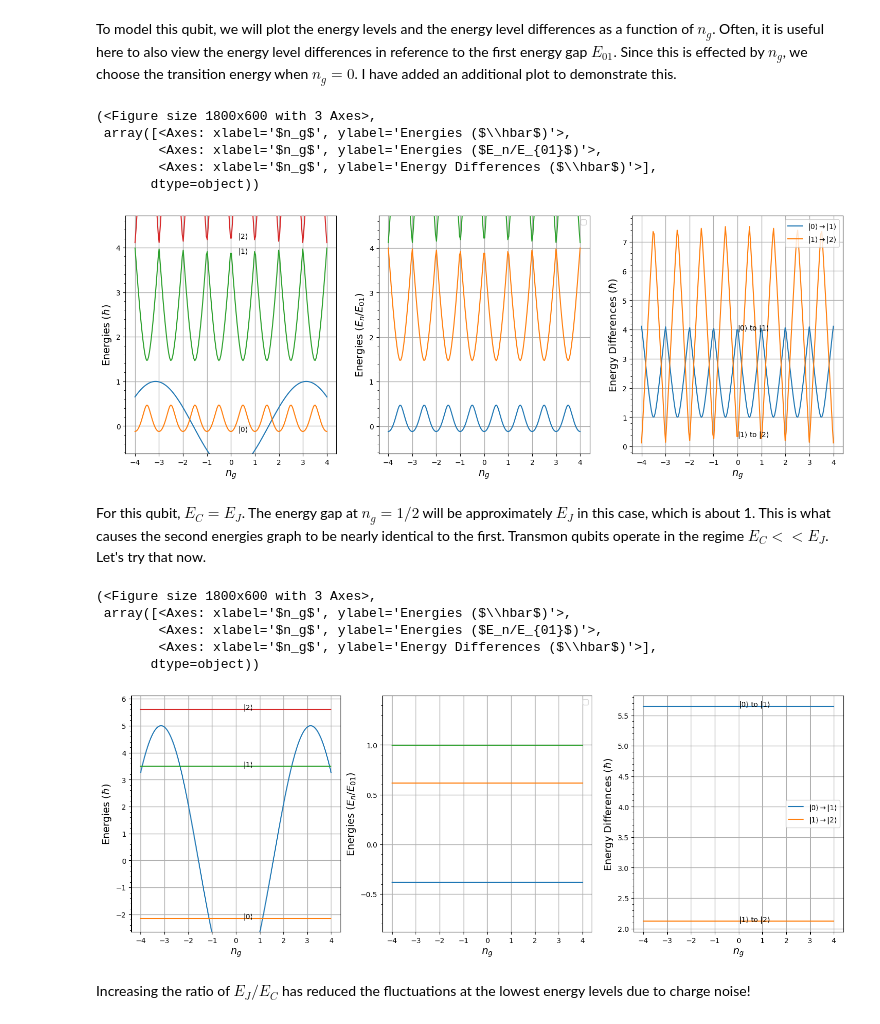
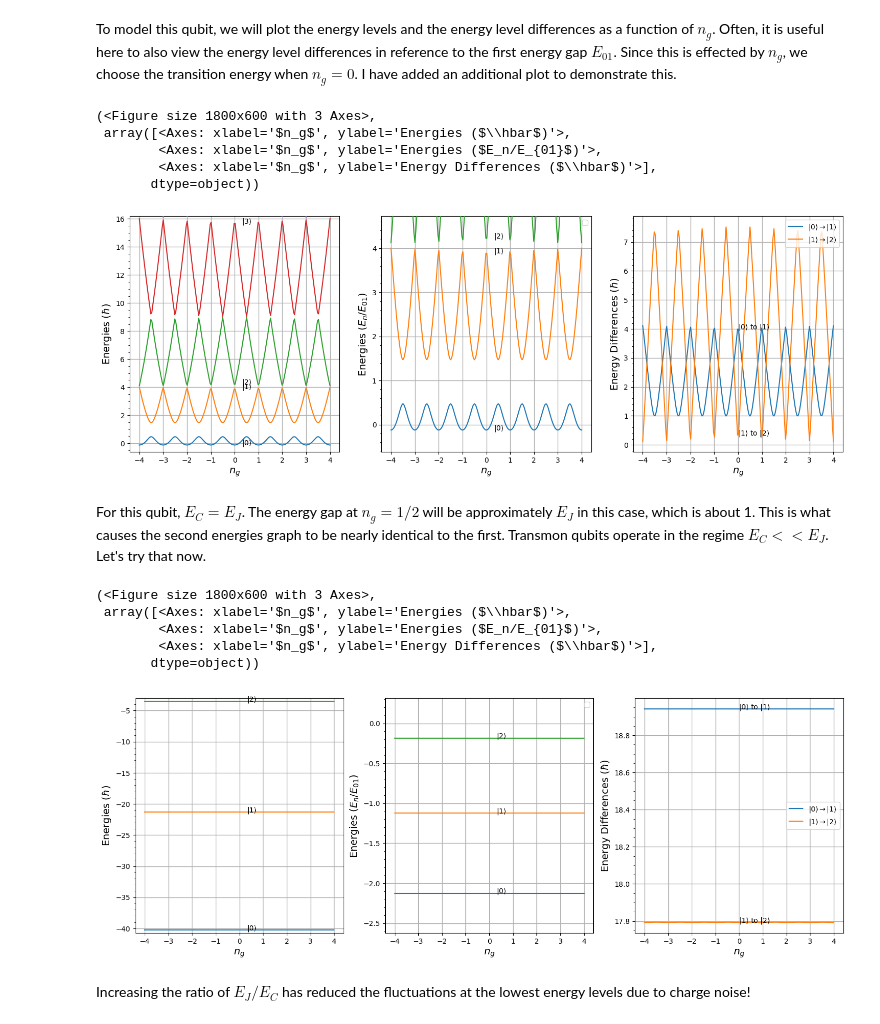
Before and after one commit to Khosmos3/Superconducting-Qubits, a Jupyter notebook: superconducting.ipynb, the cells around one changed output. Drawn from its saved outputs; the diff is of its cells as text; code cells hidden in the pictures.

```diff
--- a/superconducting.ipynb
+++ b/superconducting.ipynb
@@ -236,78 +239,83 @@ def plot_energy_as_function(x, energies, y_range=False, Ej=None, x_axis="", E01=
 
     fig, ax = plt.subplots(1,3, figsize=(18,6))
 
-    p = np.linspace(-4, 4, 200)
     if (Ej):
-        ax[0].plot(p, -Ej * np.cos(p))
+        ax[0].plot(x, -Ej * np.cos(x), label="Potential of the JJ")
         energies = energies
     for i in range(len(energies[0])): # for each energy level, plot its curve
         ax[0].plot(x, energies[:, i], zorder=3)
     ax[0].set_ylabel(r'Energies ($\hbar$)', fontsize=14)
-    ax[0].set_xlabel(x_axis, fontsize=14)
+    ax[0].set_xlabel(rf"{x_axis} (levels) | $\phi$ (potential)" if Ej else x_axis, fontsize=14)
     ax[0].grid(linestyle='-', linewidth=1)
-    ax[0].set_ylim(y_range if y_range else (energies[len(energies[:,0])//2][0]-0.5, energies[len(energies[:,2])//2][2]+0.5))
+    ax[0].set_ylim(y_range if y_range else (energies[len(energies[:,0])//2][0]-0.5, energies[len(energies[:,3])//2][3]+0.5))
     for i in range(len(energies[0])):
         ax[0].annotate(fr"$|{i}\rangle$", xy=(0.3, energies[len(energies[:,i])//2][i]))
     ax[0].yaxis.set_minor_locator(AutoMinorLocator())
 
-    for i in range(len(energies[0])):
-        ax[1].plot(x, energies[:,i]/E01, zorder=3)
-    ax[1].set_ylabel(r'Energies ($E_n/E_{01}$)', fontsize=14)
-    ax[1].set_xlabel(x_axis, fontsize=14)
-    ax[1].grid(linestyle='-', linewidth=1)
-    ax[1].set_ylim(y_range if y_range else (energies[len(energies[:,0])//2][0]/E01-0.5, energies[len(energies[:,2])//2][2]/E01+0.5))
-    ax[1].yaxis.set_minor_locator(AutoMinorLocator())
-    ax[1].legend()
+    k = 1
+    if E01:
+        k = 2
+        for i in range(len(energies[0])):
+            ax[1].plot(x, energies[:,i]/E01, zorder=3)
+        ax[1].set_ylabel(r'Energies ($E_n/E_{01}$)', fontsize=14)
+        ax[1].set_xlabel(x_axis, fontsize=14)
+        ax[1].grid(linestyle='-', linewidth=1)
+        ax[1].set_ylim(y_range if y_range else (energies[len(energies[:,0])//2][0]/E01-0.5, energies[len(energies[:,2])//2][2]/E01+0.5))
+        for i in range(len(energies[0])):
+            ax[1].annotate(fr"$|{i}\rangle$", xy=(0.3, energies[len(energies[:,i])//2][i]/E01))
+        ax[1].yaxis.set_minor_locator(AutoMinorLocator())
+        ax[1].legend()
+    else: ax[2].set_visible(False)
 
     diffs = np.array([(np.delete(energies[i], 0) - np.delete(energies[i], len(energies[i])-1)) for i in range(len(energies[:,0]))])
     for i in range(levels):
-        ax[2].plot(x, diffs[:,i], zorder=3, label=fr"$|{i}\rangle\rightarrow|{i+1}\rangle$")
-    ax[2].set_ylabel(r'Energy Differences ($\hbar$)', fontsize=14)
-    ax[2].set_xlabel(x_axis, fontsize=14)
-    ax[2].grid(linestyle='-', linewidth=1)
+        ax[k].plot(x, diffs[:,i], zorder=3, label=fr"$|{i}\rangle\rightarrow|{i+1}\rangle$")
+    ax[k].set_ylabel(r'Energy Differences ($\hbar$)', fontsize=14)
+    ax[k].set_xlabel(x_axis, fontsize=14)
+    ax[k].grid(linestyle='-', linewidth=1)
     for i in range(levels):
-        ax[2].annotate(fr"$|{i}\rangle$ to $|{i+1}\rangle$", xy=(0, diffs[len(diffs[:,i])//2][i]))
-    ax[2].yaxis.set_minor_locator(AutoMinorLocator())
-    ax[2].legend()
+        ax[k].annotate(fr"$|{i}\rangle$ to $|{i+1}\rangle$", xy=(0, diffs[len(diffs[:,i])//2][i]))
+    ax[k].yaxis.set_minor_locator(AutoMinorLocator())
+    ax[k].legend()
 
     return fig, ax
 # %%
 Ec = 1
 Ej = 1
 N = 5
 
 steps = 200
 all_ng = np.linspace(-4, 4, steps)
 
 energies = np.array([transmon_ng(Ec, Ej, ng, N).eigenenergies() for ng in all_ng])
 
 # 112 is the index closest to ng = 1/2, the sweet spot for the smallest gap for E01
-plot_energy_as_function(all_ng, energies, x_axis=r"$n_g$", Ej=Ej, E01=energies[112][1]-energies[112][0])
+plot_energy_as_function(all_ng, energies, x_axis=r"$n_g$", E01=energies[112][1]-energies[112][0])
 # %% [output]
 (<Figure size 1800x600 with 3 Axes>,
  array([<Axes: xlabel='$n_g$', ylabel='Energies ($\\hbar$)'>,
         <Axes: xlabel='$n_g$', ylabel='Energies ($E_n/E_{01}$)'>,
         <Axes: xlabel='$n_g$', ylabel='Energy Differences ($\\hbar$)'>],
        dtype=object))
-[figure, old version]
+[figure, new version]
 # %% [markdown]
 For this qubit, $E_C = E_J$.  The energy gap at $n_g=1/2$ will be approximately $E_J$ in this case, which is about 1. This is what causes the second energies graph to be nearly identical to the first. Transmon qubits operate in the regime $E_C << E_J$. Let's try that now.
 # %%
 Ec = 1
-Ej = 5
+Ej = 50
 all_ng = np.linspace(-4, 4, 200)
 N = 10
 
 energies = np.array([transmon_ng(Ec, Ej, ng, N).eigenenergies() for ng in all_ng])
 
-plot_energy_as_function(all_ng, energies, x_axis=r"$n_g$", Ej=Ej, E01=energies[112][1]-energies[112][0])
+plot_energy_as_function(all_ng, energies, x_axis=r"$n_g$", E01=energies[112][1]-energies[112][0])
 # %% [output]
 (<Figure size 1800x600 with 3 Axes>,
  array([<Axes: xlabel='$n_g$', ylabel='Energies ($\\hbar$)'>,
         <Axes: xlabel='$n_g$', ylabel='Energies ($E_n/E_{01}$)'>,
         <Axes: xlabel='$n_g$', ylabel='Energy Differences ($\\hbar$)'>],
        dtype=object))
-[figure, old version]
+[figure, new version]
 # %% [markdown]
 Increasing the ratio of $E_J/E_C$ has reduced the fluctuations at the lowest energy levels due to charge noise!
 # %% [markdown]
```
Also changed, not shown: parts of 5 cells of this notebook.
